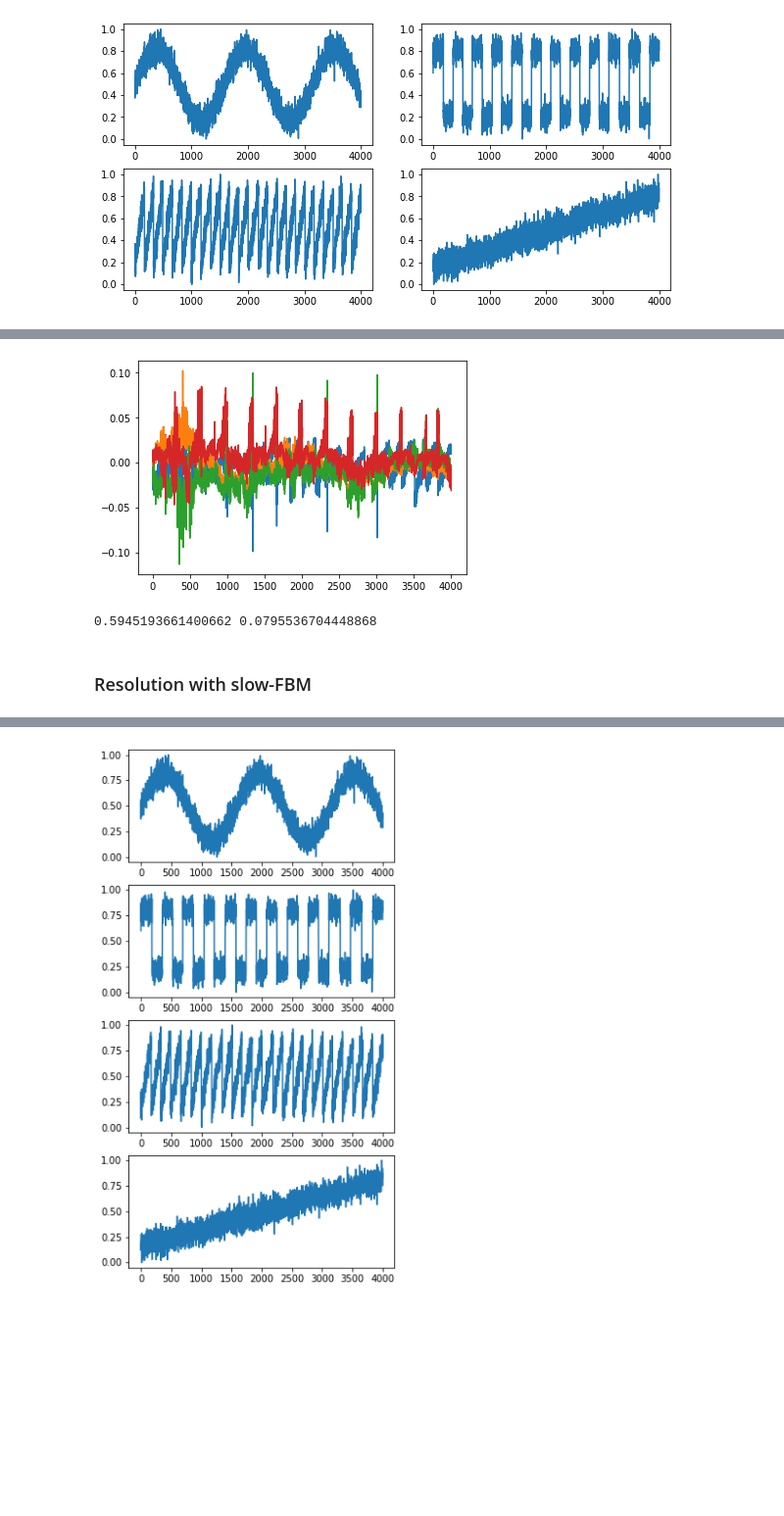
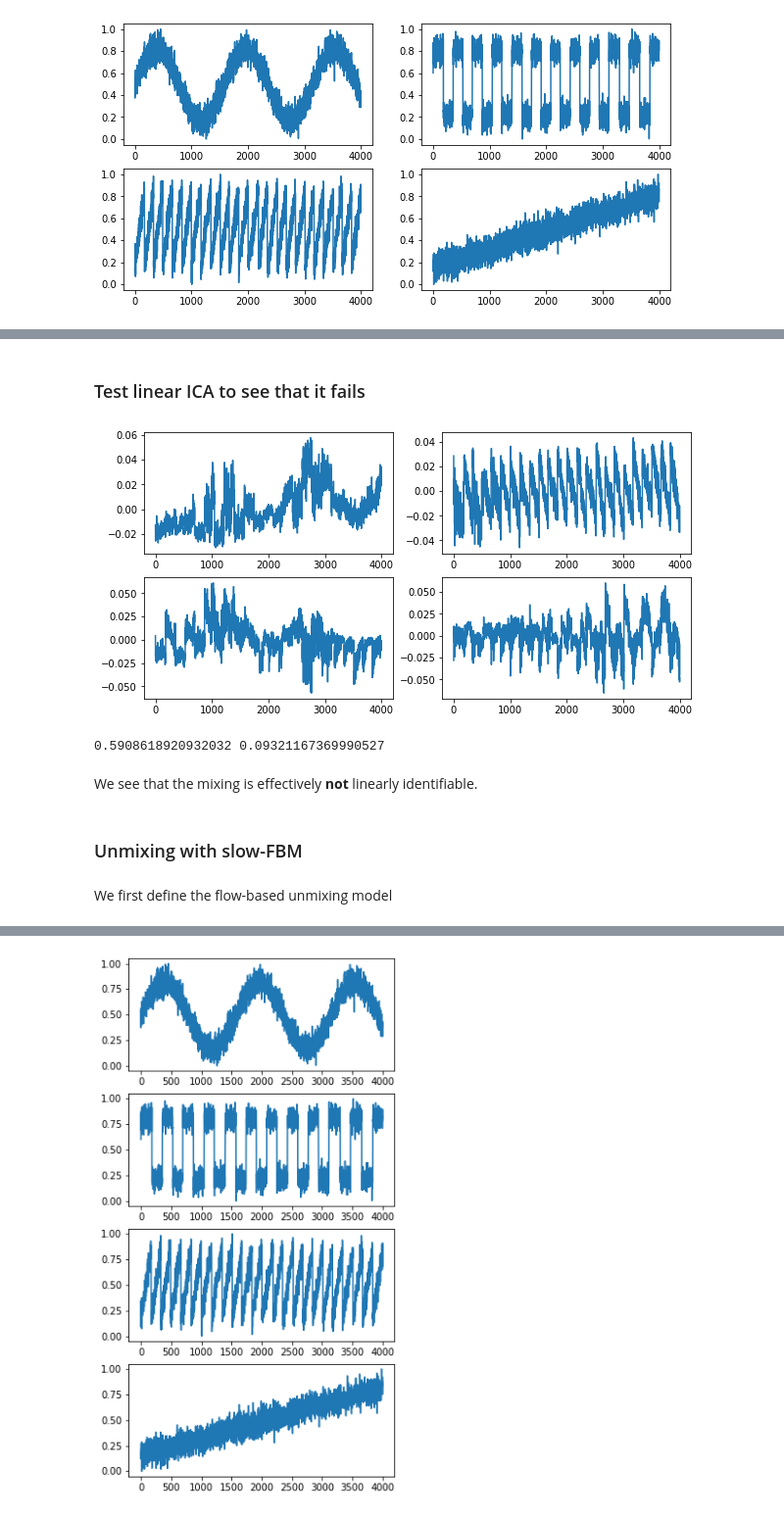
Before and after one commit to edouardpineau/Time-Series-Source-Separation-with-Slow-Flows, a Jupyter notebook: Slow_flows.ipynb, the cells around one changed output, grey strips where cells are left out. Shown: that part at 98% size. Saved outputs shown, nothing was run; the diff lists cells and outputs as text; code cells hidden in the pictures; blank space fills up the shorter version.

```diff
--- a/Slow_flows.ipynb
+++ b/Slow_flows.ipynb
@@ -78,3 +76,8 @@ X = torch.FloatTensor(X).to(device)
 previous_loss = torch.zeros(X.size(0)).to(device)
 
 X_nl = mixture.to_embedding(S, previous_loss)[0].cpu().detach().numpy()
+# %%
+plt.figure(figsize=(10,5))
+for i in range(4):
+    plt.subplot(2, 2, i+1)
+    plt.plot(X_nl[:, i])
@@ -81,8 +86,15 @@ X_nl = mixture.to_embedding(S, previous_loss)[0].cpu().detach().numpy()
+# %% [markdown]
+### Test linear ICA to see that it fails
 # %%
 S_estimated = ICA(X_nl.T, lag=50)
-plt.plot(S_estimated.T);
+S_estimated = S_estimated.T
+
+plt.figure(figsize=(10,5))
+for i in range(4):
+    plt.subplot(2, 2, i+1)
+    plt.plot(S_estimated[:, i])
 # %% [output]
-[figure, old version]
+[figure, new version]
 # %%
 previous_loss = torch.zeros(X.size(0)).to(device)
 results= []
@@ -95,8 +107,12 @@ for _ in range(20):
 
 print(np.mean(results), np.std(results))
 # %% [output]
-0.5945193661400662 0.0795536704448868
+0.5908618920932032 0.09321167369990527
+# %% [markdown]
+We see that the mixing is effectively **not** linearly identifiable.
 # %% [markdown]
-### Resolution with slow-FBM
+### Unmixing with slow-FBM
+# %% [markdown]
+We first define the flow-based unmixing model
 # %%
 class FlowModel(LayerList, nn.Module):
```
Also changed, not shown: parts of 18 cells of this notebook, 1 other file.
